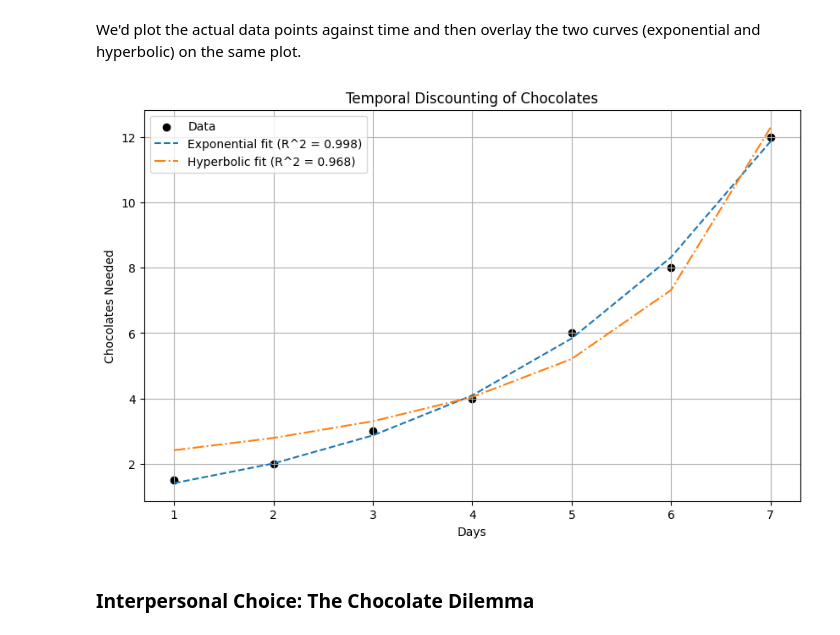
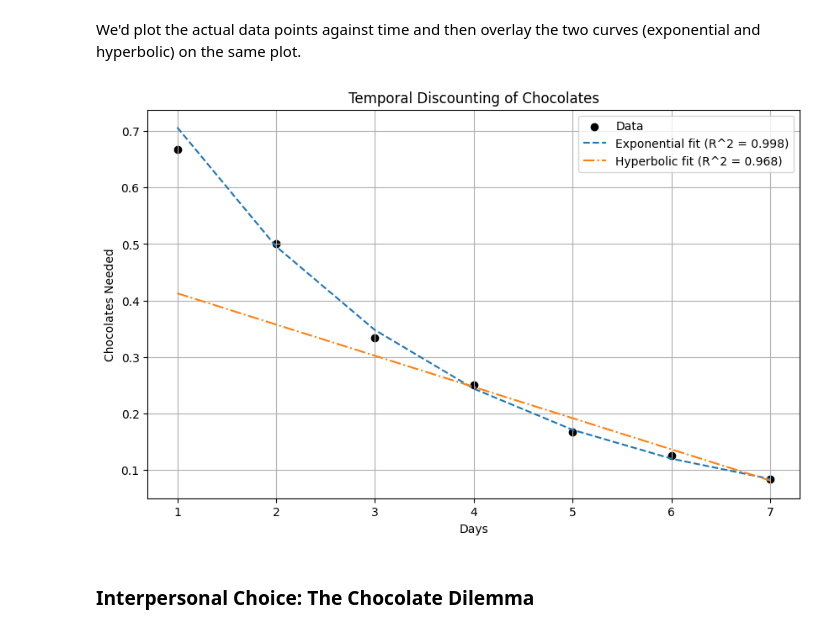
Before and after one commit to bs333/mgt-451, a Jupyter notebook: MGT451 - Assignments/MGT451 - Assignment #2/MGT451 - Assignment #2 ~ Temporal Discounting.ipynb, the cells around one changed output. Cells and saved outputs as stored; diff of their text form; code cells hidden in the pictures.

```diff
--- a/MGT451 - Assignments/MGT451 - Assignment #2/MGT451 - Assignment #2 ~ Temporal Discounting.ipynb
+++ b/MGT451 - Assignments/MGT451 - Assignment #2/MGT451 - Assignment #2 ~ Temporal Discounting.ipynb
@@ -100,17 +100,17 @@ We'd plot the actual data points against time and then overlay the two curves (e
 # %%
 # Step 5: Plot the data and the two curves
 plt.figure(figsize=(10, 6))
-plt.scatter(days, chocolates_needed, color='black', label='Data')
-plt.plot(days, exp_fit, label=f'Exponential fit (R^2 = {exp_r2:.3f})', linestyle='--')
-plt.plot(days, hyp_fit, label=f'Hyperbolic fit (R^2 = {hyp_r2:.3f})', linestyle='-.')
+plt.scatter(days, 1/chocolates_needed, color='black', label='Data')
+plt.plot(days, 1/exp_fit, label=f'Exponential fit (R^2 = {exp_r2:.3f})', linestyle='--')
+plt.plot(days, 1/hyp_fit, label=f'Hyperbolic fit (R^2 = {hyp_r2:.3f})', linestyle='-.')
 plt.xlabel('Days')
 plt.ylabel('Chocolates Needed')
 plt.title('Temporal Discounting of Chocolates')
 plt.legend()
 plt.grid(True)
 plt.show()
 # %% [output]
-[figure, old version]
+[figure, new version]
 # %% [markdown]
 ### Interpersonal Choice: The Chocolate Dilemma
 # %% [markdown]
```
